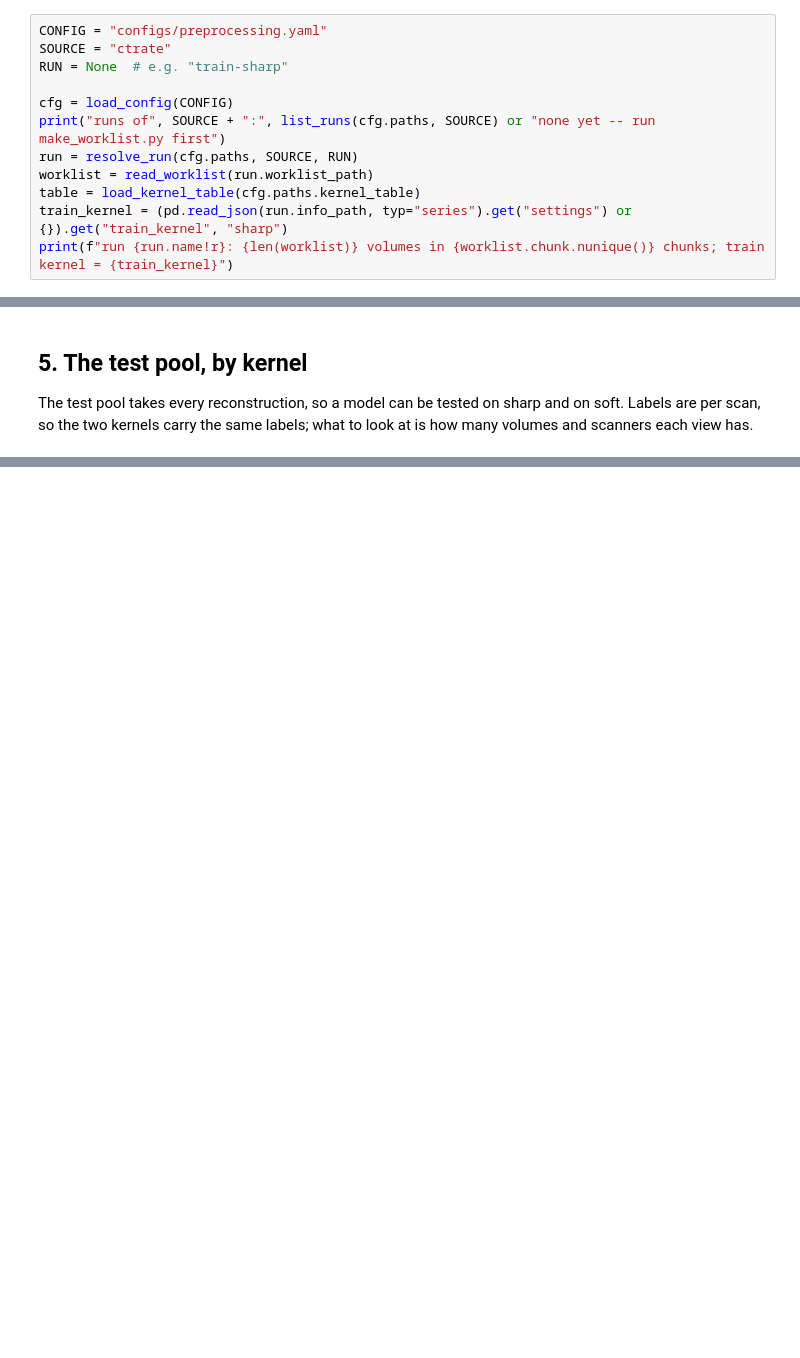
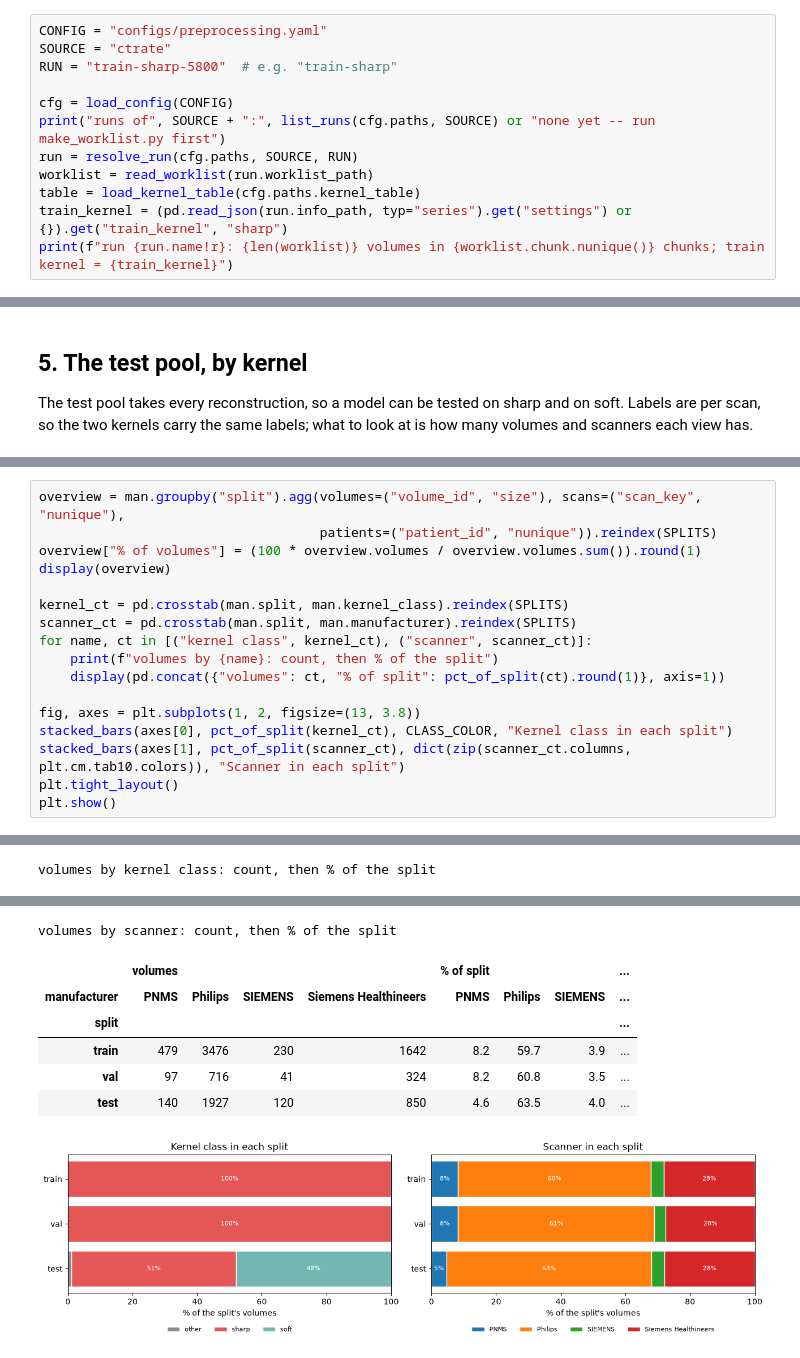
Before and after one commit to FYP22-ChestAI/ChestCT-Multi-Abnormality-Classifier, a Jupyter notebook: notebooks/kernel_label_distribution.ipynb, the cells around one changed output, grey strips where cells are left out. Drawn from its saved outputs; the diff is of its cells as text; blank space fills up the shorter version.

```diff
--- a/notebooks/kernel_label_distribution.ipynb
+++ b/notebooks/kernel_label_distribution.ipynb
@@ -47,7 +48,7 @@ pd.set_option("display.max_columns", 40)
 # %%
 CONFIG = "configs/preprocessing.yaml"
 SOURCE = "ctrate"
-RUN = None  # e.g. "train-sharp"
+RUN = "train-sharp-5800"  # e.g. "train-sharp"
 
 cfg = load_config(CONFIG)
 print("runs of", SOURCE + ":", list_runs(cfg.paths, SOURCE) or "none yet -- run make_worklist.py first")
@@ -176,0 +357,18 @@ else:
+# %%
+overview = man.groupby("split").agg(volumes=("volume_id", "size"), scans=("scan_key", "nunique"),
+                                    patients=("patient_id", "nunique")).reindex(SPLITS)
+overview["% of volumes"] = (100 * overview.volumes / overview.volumes.sum()).round(1)
+display(overview)
+
+kernel_ct = pd.crosstab(man.split, man.kernel_class).reindex(SPLITS)
+scanner_ct = pd.crosstab(man.split, man.manufacturer).reindex(SPLITS)
+for name, ct in [("kernel class", kernel_ct), ("scanner", scanner_ct)]:
+    print(f"volumes by {name}: count, then % of the split")
+    display(pd.concat({"volumes": ct, "% of split": pct_of_split(ct).round(1)}, axis=1))
+
+fig, axes = plt.subplots(1, 2, figsize=(13, 3.8))
+stacked_bars(axes[0], pct_of_split(kernel_ct), CLASS_COLOR, "Kernel class in each split")
+stacked_bars(axes[1], pct_of_split(scanner_ct), dict(zip(scanner_ct.columns, plt.cm.tab10.colors)), "Scanner in each split")
+plt.tight_layout()
+plt.show()
+# %% [output]
@@ -176,0 +380 @@ else:
+volumes by kernel class: count, then % of the split
@@ -176,0 +387,8 @@ else:
+volumes by scanner: count, then % of the split
+|  | volumes |  |  |  | % of split |  |  | ... |
+| manufacturer | PNMS | Philips | SIEMENS | Siemens Healthineers | PNMS | Philips | SIEMENS | ... |
+| split |  |  |  |  |  |  |  | ... |
+| train | 479 | 3476 | 230 | 1642 | 8.2 | 59.7 | 3.9 | ... |
+| val | 97 | 716 | 41 | 324 | 8.2 | 60.8 | 3.5 | ... |
+| test | 140 | 1927 | 120 | 850 | 4.6 | 63.5 | 4.0 | ... |
+[figure, added]
```
Also changed, not shown: parts of 24 cells of this notebook.
